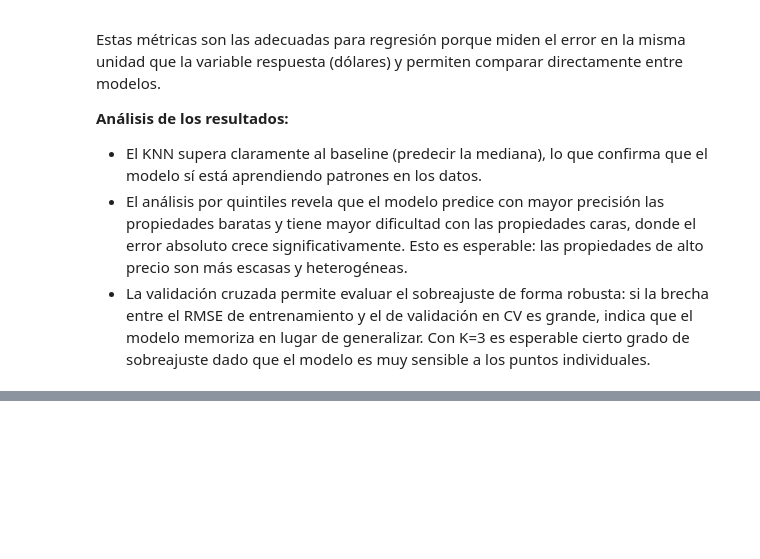
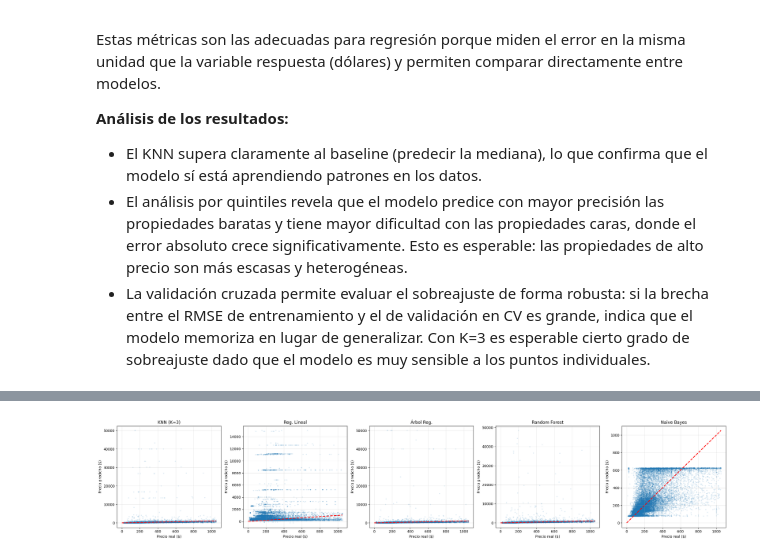
Before and after one commit to FerAHMz/lab6_knn_md, a Jupyter notebook: lab6.ipynb, the cells around one changed output, grey strips where cells are left out. Cells and saved outputs as stored; diff of their text form; code cells hidden in the pictures; blank space fills up the shorter version.

```diff
--- a/lab6.ipynb
+++ b/lab6.ipynb
@@ -491,0 +703,27 @@ Estas métricas son las adecuadas para regresión porque miden el error en la mi
+# %%
+# Gráfica: predicho vs real para cada modelo
+fig, axes = plt.subplots(1, 5, figsize=(25, 5))
+
+predictions = {
+    f"KNN (K={best_k})": y_pred_knn,
+    "Reg. Lineal": y_pred_linear,
+    "Árbol Reg.": y_pred_tree,
+    "Random Forest": y_pred_rf,
+    "Naive Bayes": y_pred_nb,
+}
+
+limite = y_test_price.quantile(0.95)
+mask = y_test_price <= limite
+
+for ax, (name, y_pred) in zip(axes, predictions.items()):
+    ax.scatter(y_test_price[mask], y_pred[mask.values], alpha=0.1, s=5)
+    ax.plot([0, limite], [0, limite], color="red", linestyle="--", linewidth=2)
+    ax.set_xlabel("Precio real ($)")
+    ax.set_ylabel("Precio predicho ($)")
+    ax.set_title(name)
+    ax.grid(True, alpha=0.3)
+
+plt.tight_layout()
+plt.show()
+# %% [output]
+[figure, added]
```
Also changed, not shown: parts of 6 cells of this notebook.
